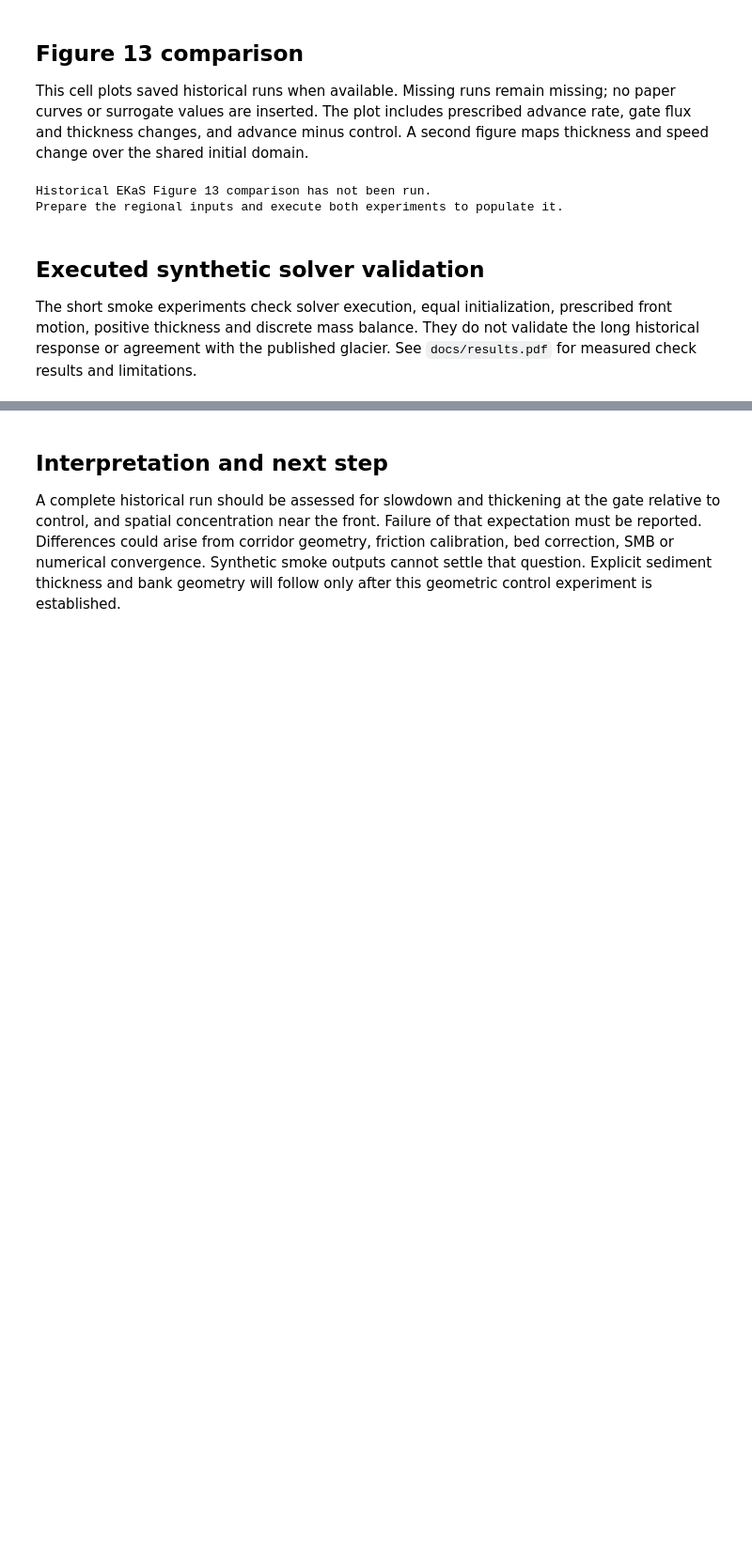
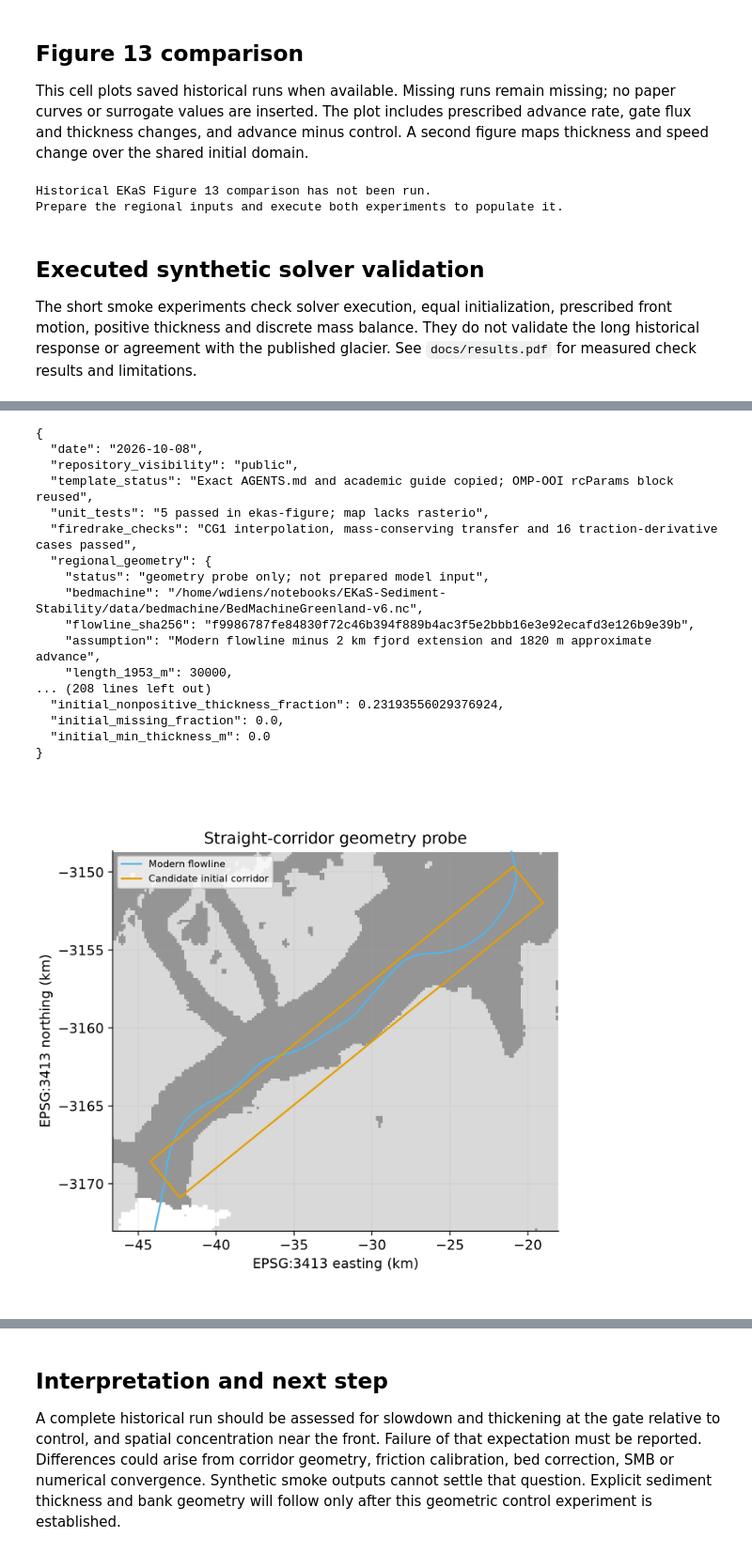
Before and after one commit to wdienstfrey/Icepack-Sediment, a Jupyter notebook: notebooks/figure13_reproduction.ipynb, the cells around one changed output, grey strips where cells are left out. Shown at 94% size. Drawn from its saved outputs; the diff is of its cells as text; code cells hidden in the pictures; blank space fills up the shorter version.

```diff
--- a/notebooks/figure13_reproduction.ipynb
+++ b/notebooks/figure13_reproduction.ipynb
@@ -130,0 +144,28 @@ smoke_advancing minimum thickness (m): 455.806647711059 final front offset (m):
+# %%
+import json
+checks = Path("docs/run_checks.json")
+if checks.exists():
+    print(json.dumps(json.loads(checks.read_text()), indent=2))
+from IPython.display import Image, display
+print("Candidate corridor check (geometry only):")
+print(json.dumps(json.loads(Path("docs/regional_geometry.json").read_text()), indent=2))
+display(Image(filename="docs/figures/candidate_corridor.png"))
+# %% [output]
+{
+  "date": "2026-10-08",
+  "repository_visibility": "public",
+  "template_status": "Exact AGENTS.md and academic guide copied; OMP-OOI rcParams block reused",
+  "unit_tests": "5 passed in ekas-figure; map lacks rasterio",
+  "firedrake_checks": "CG1 interpolation, mass-conserving transfer and 16 traction-derivative cases passed",
+  "regional_geometry": {
+    "status": "geometry probe only; not prepared model input",
+    "bedmachine": "/home/wdiens/notebooks/EKaS-Sediment-Stability/data/bedmachine/BedMachineGreenland-v6.nc",
+    "flowline_sha256": "f9986787fe84830f72c46b394f889b4ac3f5e2bbb16e3e92ecafd3e126b9e39b",
+    "assumption": "Modern flowline minus 2 km fjord extension and 1820 m approximate advance",
+    "length_1953_m": 30000,
+... (208 lines left out)
+  "initial_nonpositive_thickness_fraction": 0.23193556029376924,
+  "initial_missing_fraction": 0.0,
+  "initial_min_thickness_m": 0.0
+}
+[figure, added]
```
Also changed, not shown: parts of 6 cells of this notebook, 27 other files.
